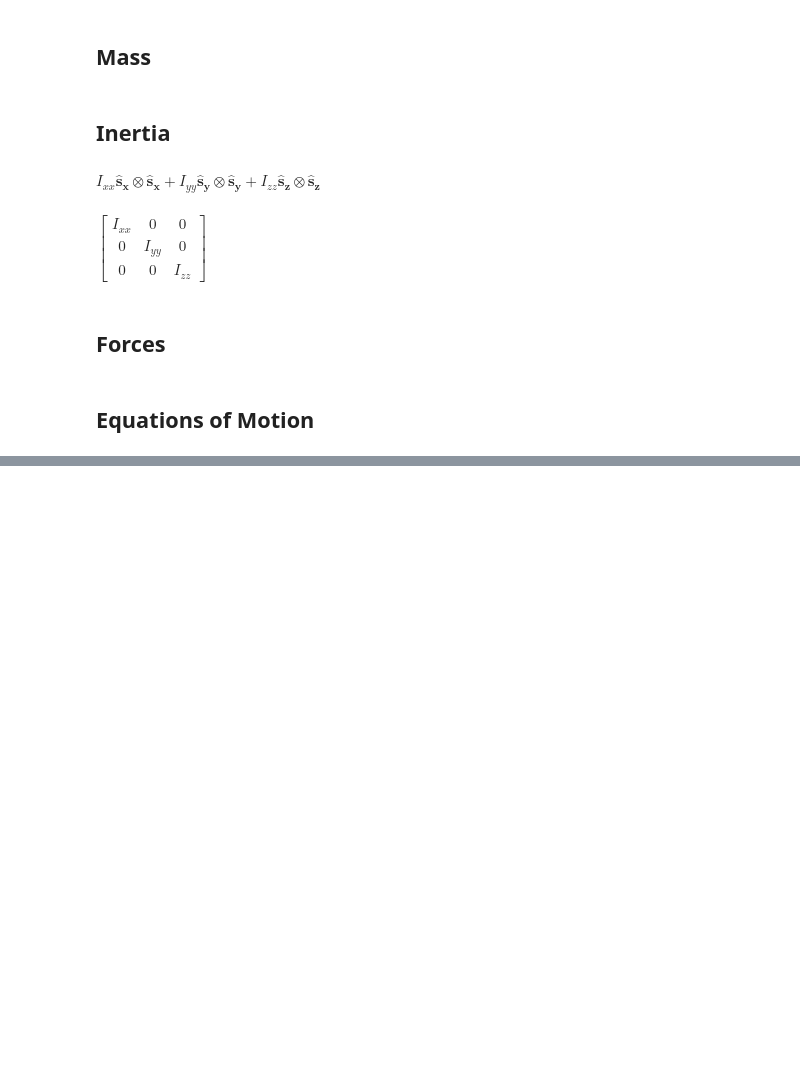
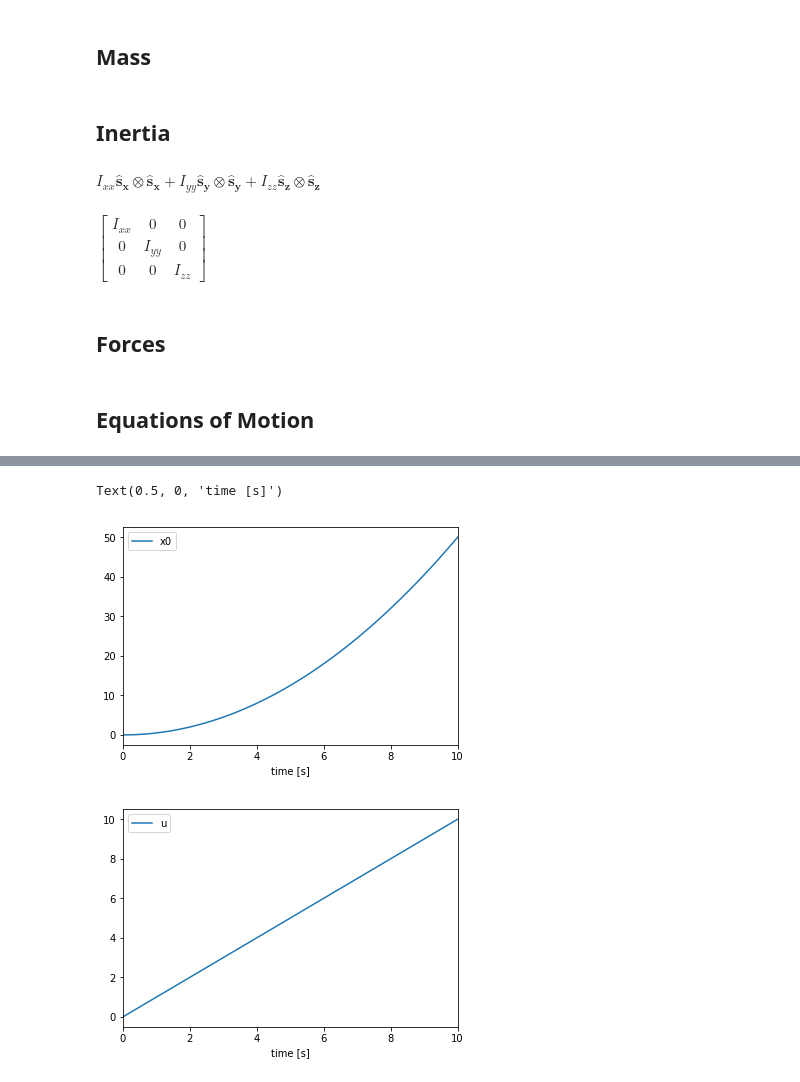
Before and after one commit to martinlarsalbert/motion-to-acceleration, a Jupyter notebook: rigid_body_6DOF.ipynb, the cells around one changed output, grey strips where cells are left out. Saved outputs shown, nothing was run; the diff lists cells and outputs as text; code cells hidden in the pictures; blank space fills up the shorter version.

```diff
--- a/rigid_body_6DOF.ipynb
+++ b/rigid_body_6DOF.ipynb
@@ -132,0 +191,37 @@ fr, frstar = kane.kanes_equations(bodies, loads)
+# %%
+t = np.linspace(0,10,100)
+
+coordinates_ = [0, 0, 0, 0, 0, 0]
+speeds_ = [0, 0, 0, 0, 0, 0]
+
+start = np.array(coordinates_+speeds_)
+
+force_torque = [0,0,0,1,0,0]
+numerical_specified = np.array(force_torque)
+
+I_xx_ = 1
+I_yy_ = 1
+I_zz_ = 1
+mass_ = 1
+
+numerical_constants = np.array([I_xx_, I_yy_, I_zz_,mass_])
+
+df = pd.DataFrame(index=t)
+y = odeint(right_hand_side, start, t, args=(numerical_specified, numerical_constants))
+
+for i,symbol in enumerate(coordinates+speeds):
+    name = symbol.name
+    df[name] = y[:,i]
+
+
+fig,ax = plt.subplots()
+df.plot(y='x0', ax=ax);
+ax.set_xlabel('time [s]')
+
+fig,ax = plt.subplots()
+df.plot(y='u', ax=ax);
+ax.set_xlabel('time [s]')
+# %% [output]
+Text(0.5, 0, 'time [s]')
+[figure, added]
+[figure, added]
```
Also changed, not shown: parts of 12 cells of this notebook, 1 other file.
